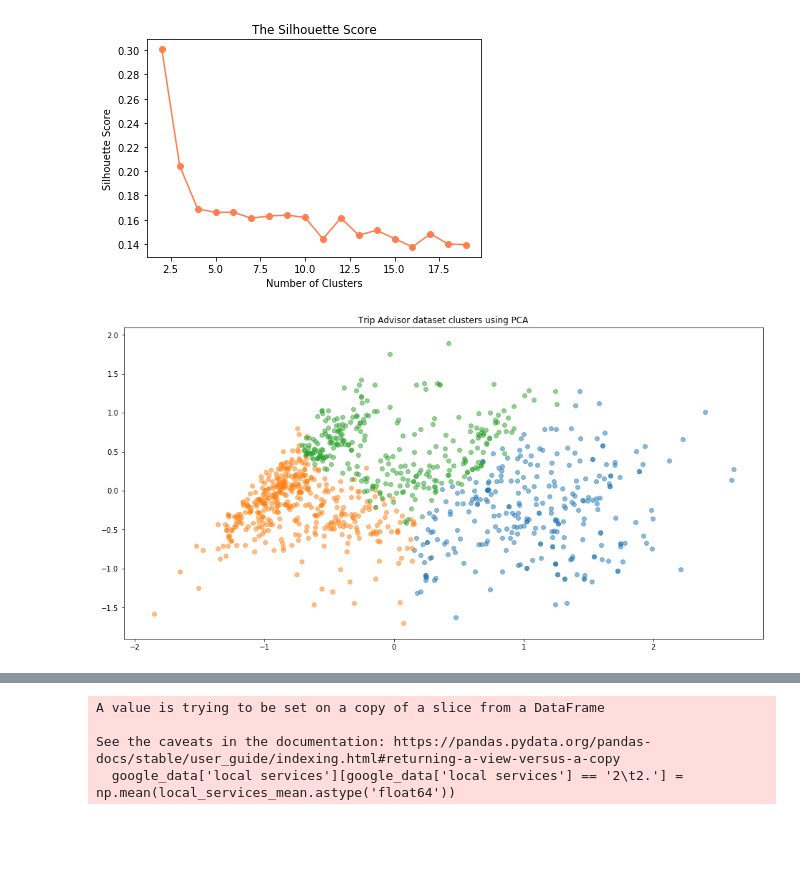
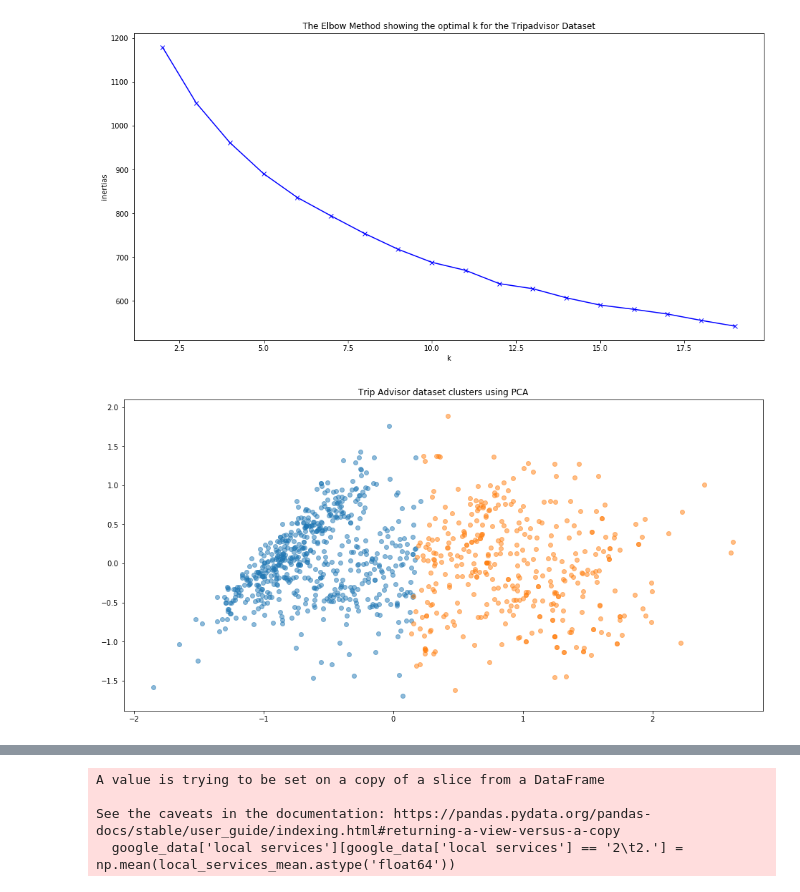
Before and after one commit to fay-xiao/springboard, a Jupyter notebook: recommendationwithbothgoogleNtripadvisorusingkmeancluster.ipynb, the cells around one changed output, grey strips where cells are left out. Cells and saved outputs as stored; diff of their text form; code cells hidden in the pictures; blank space fills up the shorter version.

```diff
--- a/recommendationwithbothgoogleNtripadvisorusingkmeancluster.ipynb
+++ b/recommendationwithbothgoogleNtripadvisorusingkmeancluster.ipynb
@@ -44,43 +48,36 @@ tripadvisor_data.describe()
 | 75% | 1.020000 | 1.560000 | 1.572500 | 0.580000 | 1.200000 | 2.200000 | 3.180000 | 2.910000 | 1.760000 | ... |
 | max | 3.220000 | 3.640000 | 3.620000 | 3.440000 | 3.300000 | 3.760000 | 3.210000 | 3.390000 | 3.170000 | ... |
 # %%
-from sklearn.cluster import KMeans
-from sklearn import metrics
-from sklearn.decomposition import PCA
-from sklearn.discriminant_analysis import LinearDiscriminantAnalysis
 tripadvisor_data1=tripadvisor_data.drop('User ID', axis=1)
-s_score = [] # create empty list
-for i in range(2, 20): # for each value from 2 to 19:
-    kmeans = KMeans(n_clusters = i, init = 'k-means++', random_state = 42)
-    kmeans.fit(tripadvisor_data1)
-    pred=kmeans.predict(tripadvisor_data1)
-    s_score.append(metrics.silhouette_score(tripadvisor_data1, pred))
-plt.plot(range(2, 20), s_score, marker='o', c='coral')
-plt.title('The Silhouette Score')
-plt.xlabel('Number of Clusters')
-plt.ylabel('Silhouette Score')
+inertias = []
+for i in range(2,20): # run the algo 2-20 to plot inertias
+    model = KMeans(n_clusters = i, init = 'k-means++', random_state = 42)
+    model.fit(tripadvisor_data1) # run mode for current k
+    inertias.append(model.inertia_)
+plt.figure(figsize=(16,8))
+plt.plot(range(2,20), inertias, 'bx-')
+plt.xlabel('k')
+plt.ylabel('inertias')
+plt.title('The Elbow Method showing the optimal k for the Tripadvisor Dataset')
 plt.show()
 # %% [output]
-[figure, old version]
+[figure, new version]
 # %%
-kmeans = KMeans(n_clusters=3, init='k-means++', random_state=42)
+kmeans = KMeans(n_clusters=2)
 kmeans.fit(tripadvisor_data1)
-prediction = kmeans.predict(tripadvisor_data1)
+clusterNames = kmeans.labels_
 X = tripadvisor_data1
-y = prediction
-pca = PCA(n_components=2) # reduce dimesions of the data using PCA and LDA
+y = clusterNames
+pca = PCA(n_components=2)
 X_r = pca.fit(X).transform(X)
-lda = LinearDiscriminantAnalysis(n_components=2)
-X_r2 = lda.fit(X, y).transform(X)
-n_clusters=3
+n_clusters=2
 plt.figure(figsize=(16,8))
-for  i in range(n_clusters): # plot clusters
+for i in range(n_clusters):
     plt.scatter(X_r[y == i, 0], X_r[y == i, 1], alpha=.5)
-
 plt.title('Trip Advisor dataset clusters using PCA')
 plt.show()
 # %% [output]
-[figure, old version]
+[figure, new version]
 # %%
 X_train, X_test, y_train, y_test = model_selection.train_test_split(X, y, train_size=0.65,test_size=0.35, random_state=42)
 model_bl = linear_model.SGDClassifier(loss='log', max_iter=10000,tol=0.21)
```
Also changed, not shown: parts of 10 cells of this notebook, 1 other file.
